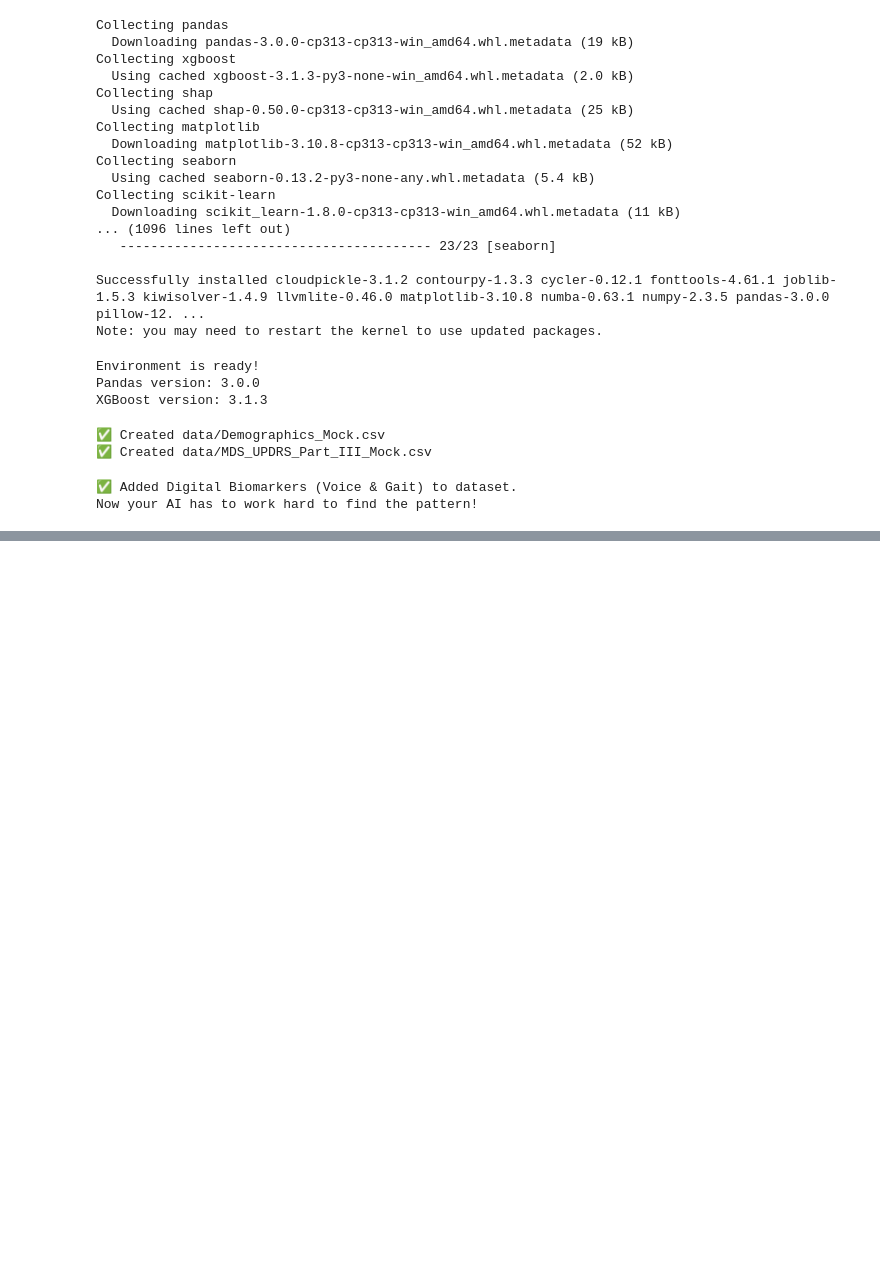
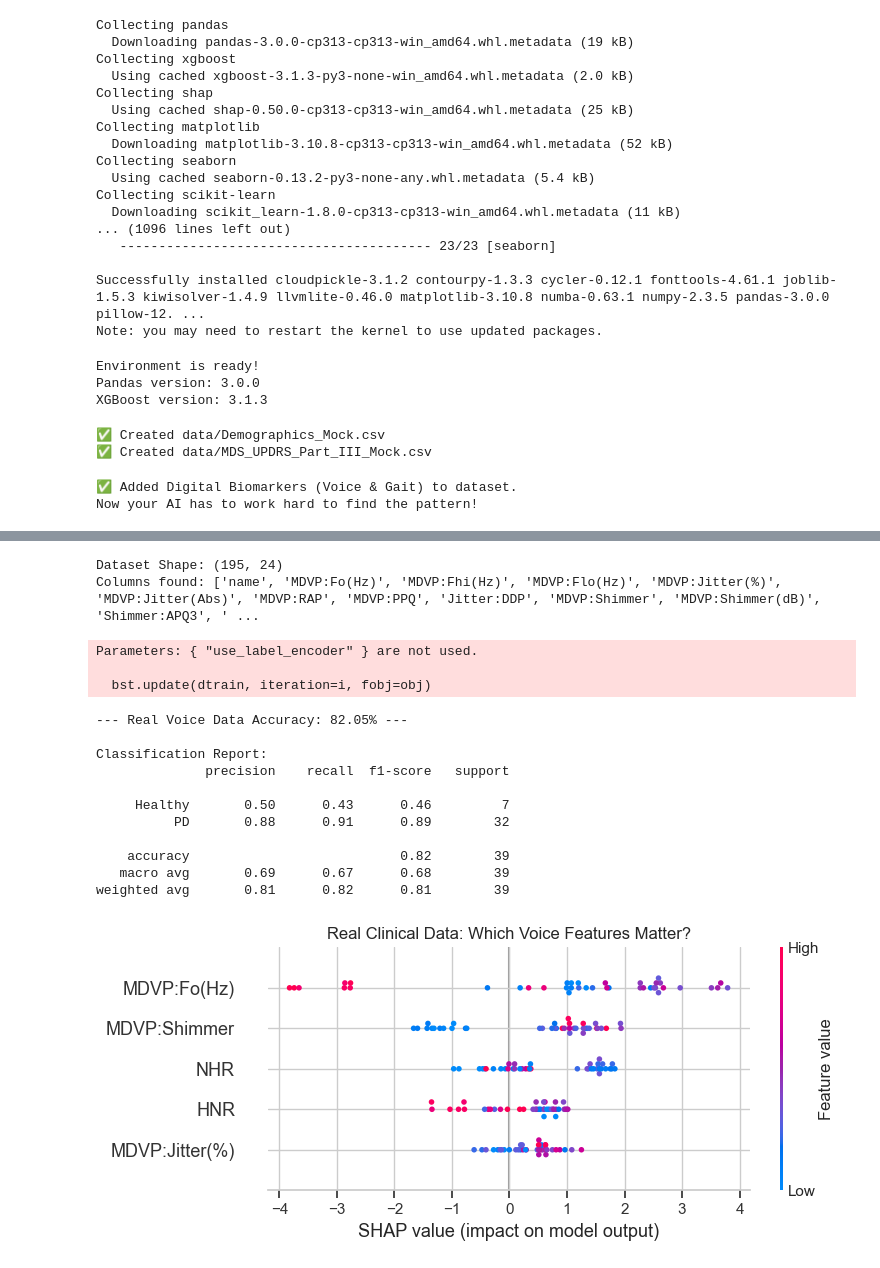
Before and after one commit to soulpython007/PPMI_Parkinsons_Early_Detection, a Jupyter notebook: notebooks/test_setup.ipynb, the cells around one changed output, grey strips where cells are left out. Cells and saved outputs as stored; diff of their text form; code cells hidden in the pictures; blank space fills up the shorter version.

```diff
--- a/notebooks/test_setup.ipynb
+++ b/notebooks/test_setup.ipynb
@@ -277,0 +375,69 @@ Parameters: { "use_label_encoder" } are not used.
+# %%
+import pandas as pd
+import xgboost as xgb
+import shap
+import matplotlib.pyplot as plt
+from sklearn.model_selection import train_test_split
+from sklearn.metrics import accuracy_score, confusion_matrix, classification_report
+
+# 1. Load the REAL Dataset
+# Note: This file uses the extension .data but it is formatted like a CSV
+df = pd.read_csv('data/parkinsons.data')
+
+print(f"Dataset Shape: {df.shape}")
+print("Columns found:", df.columns.tolist())
+
+# 2. Select the Biomarkers (Mapping to your research)
+# We select the features that align with 'Voice Instability'
+# MDVP:Jitter(%) -> Frequency variation (Jitter)
+# MDVP:Shimmer -> Amplitude variation (Shimmer)
+# NHR -> Noise-to-Harmonics Ratio (Voice quality)
+# MDVP:Fo(Hz) -> Average vocal pitch
+features = ['MDVP:Fo(Hz)', 'MDVP:Jitter(%)', 'MDVP:Shimmer', 'NHR', 'HNR']
+
+X = df[features]
+y = df['status'] # 1 = PD, 0 = Healthy
+
+# 3. Split Data (Standard 80/20)
+X_train, X_test, y_train, y_test = train_test_split(X, y, test_size=0.2, random_state=42)
+
+# 4. Train XGBoost (The Champion Model)
+model = xgb.XGBClassifier(use_label_encoder=False, eval_metric='logloss', random_state=42)
+model.fit(X_train, y_train)
+
+# 5. Evaluate Performance
+y_pred = model.predict(X_test)
+acc = accuracy_score(y_test, y_pred)
+
+print(f"\n--- Real Voice Data Accuracy: {acc:.2%} ---")
+print("\nClassification Report:")
+print(classification_report(y_test, y_pred, target_names=['Healthy', 'PD']))
+
+# 6. SHAP Explainability
+# This proves to your mentor that 'Jitter' is actually driving the real diagnosis
+explainer = shap.Explainer(model)
+shap_values = explainer(X_test)
+
+plt.figure(figsize=(10, 6))
+shap.summary_plot(shap_values, X_test, show=False)
+plt.title("Real Clinical Data: Which Voice Features Matter?")
+plt.tight_layout()
+plt.show()
+# %% [output]
+Dataset Shape: (195, 24)
+Columns found: ['name', 'MDVP:Fo(Hz)', 'MDVP:Fhi(Hz)', 'MDVP:Flo(Hz)', 'MDVP:Jitter(%)', 'MDVP:Jitter(Abs)', 'MDVP:RAP', 'MDVP:PPQ', 'Jitter:DDP', 'MDVP:Shimmer', 'MDVP:Shimmer(dB)', 'Shimmer:APQ3', ' ...
+Parameters: { "use_label_encoder" } are not used.
+
+  bst.update(dtrain, iteration=i, fobj=obj)
+--- Real Voice Data Accuracy: 82.05% ---
+
+Classification Report:
+              precision    recall  f1-score   support
+
+     Healthy       0.50      0.43      0.46         7
+          PD       0.88      0.91      0.89        32
+
+    accuracy                           0.82        39
+   macro avg       0.69      0.67      0.68        39
+weighted avg       0.81      0.82      0.81        39
+[figure, added]
```
Also changed, not shown: parts of 6 cells of this notebook.
